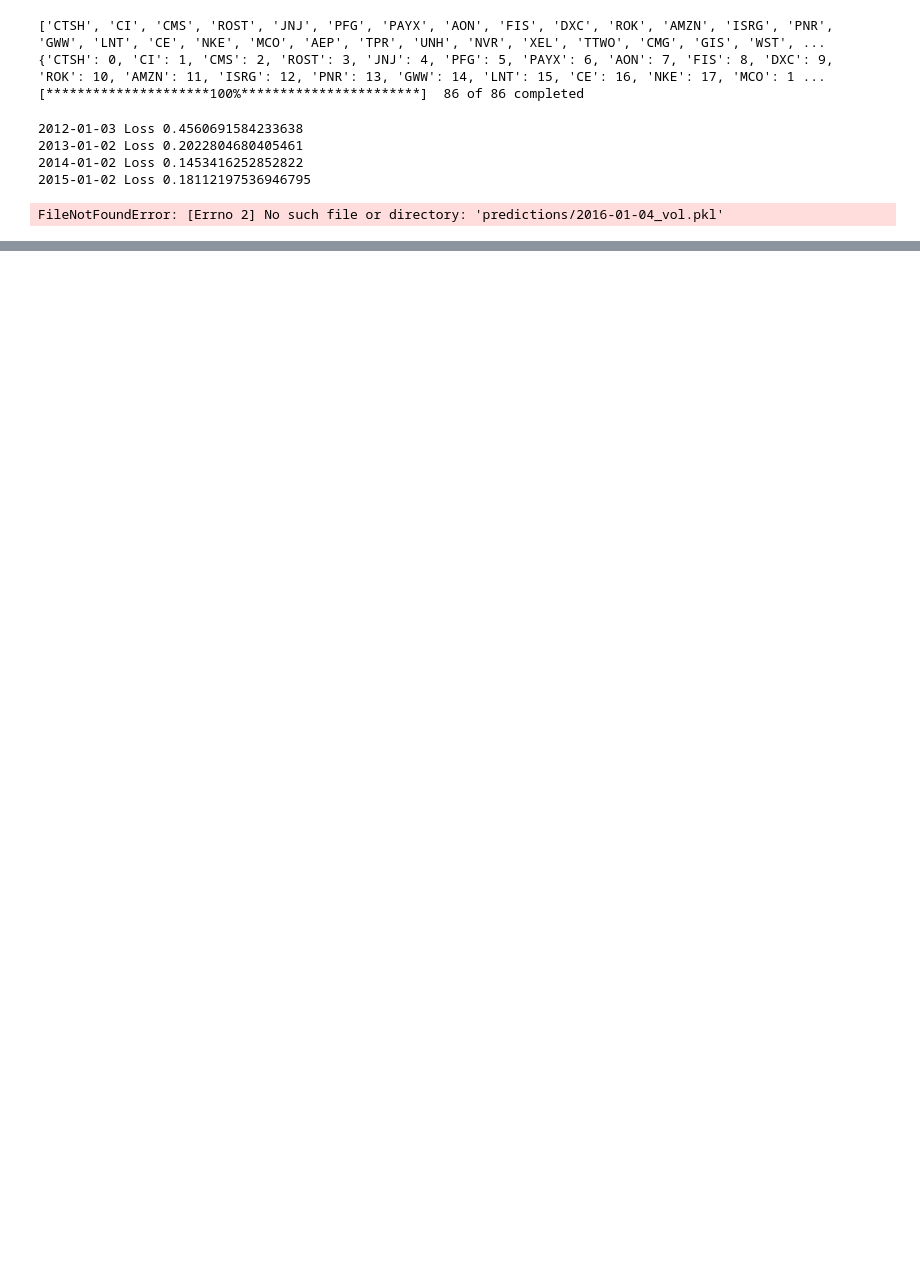
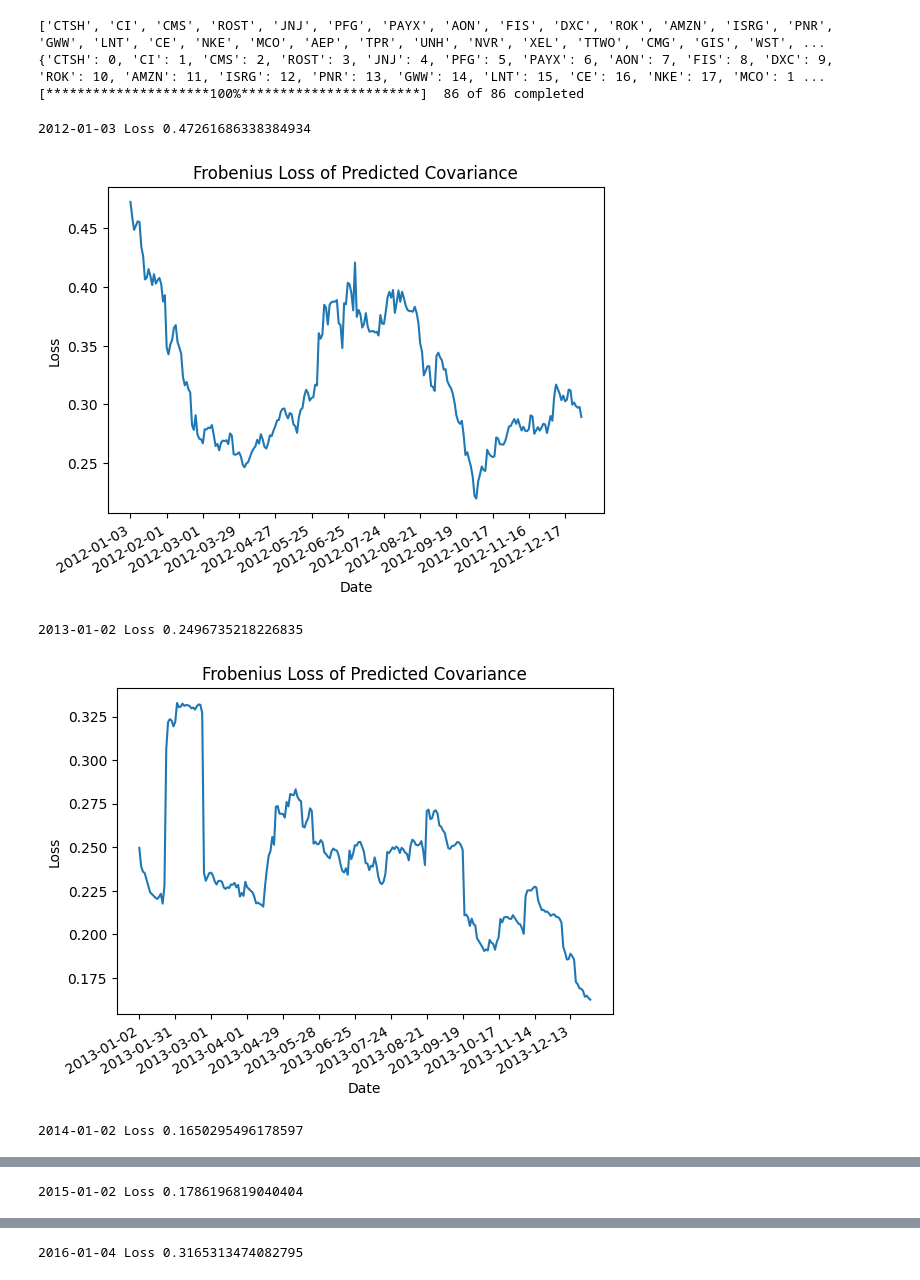
Before and after one commit to fanpu/10-708-project, a Jupyter notebook: Evaluation.ipynb, the cells around one changed output, grey strips where cells are left out. Cells and saved outputs as stored; diff of their text form; code cells hidden in the pictures; blank space fills up the shorter version.

```diff
--- a/Evaluation.ipynb
+++ b/Evaluation.ipynb
@@ -140,7 +138,7 @@ def make_prediction(tday, vol, corr):
 
 
     # Reconstruct R_t
-    alpha, betas_day, betas_week, betas_month = corr[ticker]
+    alpha, betas_day, betas_week, betas_month = corr
     predicted_R_t = alpha + betas_day * xt1 + betas_week * xt25 + betas_month * xt626
 
 #     print("predicted RV_t", predicted_RV_t)
@@ -167,42 +165,98 @@ def make_prediction(tday, vol, corr):
 def loss_frobenius(cov1, cov2):
     return np.linalg.norm(cov1 - cov2, ord='fro')
 # %%
-losses = []
+import pandas as pd
+import matplotlib.dates as mdates
+import csv
+
 USE_YEARLY = True
+
+def dump_list_as_csv(data, filepath):
+    with open(filepath, 'w') as csvfile:
+        writer = csv.writer(csvfile)
+        for row in data:
+            writer.writerow(row)
+
+def make_yearly_prediction_starting_from(tday, vol, corr):
+    start_year = tday[:4]
+    timestamps = []
+    losses = []
+
+    for _ in tqdm(range(365)):
+        predicted_H_t = make_prediction(tday, vol, corr)
+        H_t, _, _, _ = engine.get_HAR_DRD(tday)
+        loss = loss_frobenius(predicted_H_t, H_t)
+        timestamps.append(tday)
+        losses.append(loss)
+
+        tday = engine.get_shift_tday(tday, 1)
+        if tday[:4] != start_year:
+            break
+#     dates = pd.to_datetime(timestamps)
+
+    dump_list_as_csv(zip(timestamps, losses), f"predictions/{start_year}_loss.csv")
+
+    plt.plot(timestamps, losses)
+    plt.xlabel("Date")
+    plt.ylabel("Loss")
+    plt.gcf().autofmt_xdate()
+    plt.xticks(timestamps[0::20])
+    plt.title("Frobenius Loss of Predicted Covariance")
+    plt.savefig("prediction_figs/loss-" + start_year + ".png")
+    plt.show()
+
+    with open(f"predictions/{start_year}_loss.pkl", "wb") as f:
+        pickle.dump({"timestamps" : timestamps, "losses" : losses}, f)
+
+    return (timestamps, losses)
+
+all_timestamps = []
+all_losses = []
+all_predicted_H_t = {}
+
 for month_diff in range(months_to_evaluate):
     if USE_YEARLY:
         year_month = engine.get_shift_month(evaluation_year_month_start, month_diff * 12)
     else:
         year_month = engine.get_shift_month(evaluation_year_month_start, month_diff)
 
     start_day = 1
     tday = year_month + "-{:02d}".format(start_day)
+    if tday[:4] == "2021":
+        break
     while tday not in engine.trading_day_list:
         start_day += 1
         tday = year_month + "-{:02d}".format(start_day)
 
     with open(predictions_vol_file(tday), "rb") as f:
         vol = pickle.load(f)
     with open(predictions_corr_file(tday), "rb") as f:
         corr = pickle.load(f)
 
     predicted_H_t = make_prediction(tday, vol, corr)
+    all_predicted_H_t[tday] = predicted_H_t
     H_t, _, _, _ = engine.get_HAR_DRD(tday)
     loss = loss_frobenius(predicted_H_t, H_t)
     print(f"{tday} Loss", loss)
-#     print("Predicted H_t", predicted_H_t)
-#     print("H_t", H_t)
-    with open("evaluation/{tday}_evaluation.pkl", "wb") as f:
+
+    timestamps, losses = make_yearly_prediction_starting_from(tday, vol, corr)
+    all_timestamps += timestamps
+    all_losses += losses
+
+    with open(f"evaluation/{tday}_evaluation.pkl", "wb") as f:
         pickle.dump({"predicted_H_t" : predicted_H_t,
                 "H_t" : H_t,
                 "loss": loss
                }, f)
     losses.append(loss)
 
-print(losses)
+with open(f"predictions/all_predicted_H_t.pkl", "wb") as f:
+    pickle.dump(all_predicted_H_t, f)
+
+dump_list_as_csv(zip(all_timestamps, all_losses), f"predictions/all_loss.csv")
 # %% [output]
-2012-01-03 Loss 0.4560691584233638
-2013-01-02 Loss 0.2022804680405461
-2014-01-02 Loss 0.1453416252852822
-2015-01-02 Loss 0.18112197536946795
+2012-01-03 Loss 0.47261686338384934
+[figure, added]
-FileNotFoundError: [Errno 2] No such file or directory: 'predictions/2016-01-04_vol.pkl'
+2013-01-02 Loss 0.2496735218226835
+[figure, added]
+2014-01-02 Loss 0.1650295496178597
@@ -208,0 +264 @@ FileNotFoundError: [Errno 2] No such file or directory: 'predictions/2016-01-04_
+2015-01-02 Loss 0.1786196819040404
@@ -208,0 +266 @@ FileNotFoundError: [Errno 2] No such file or directory: 'predictions/2016-01-04_
+2016-01-04 Loss 0.3165313474082795
```
Also changed, not shown: parts of 6 cells of this notebook, 15 other files.
